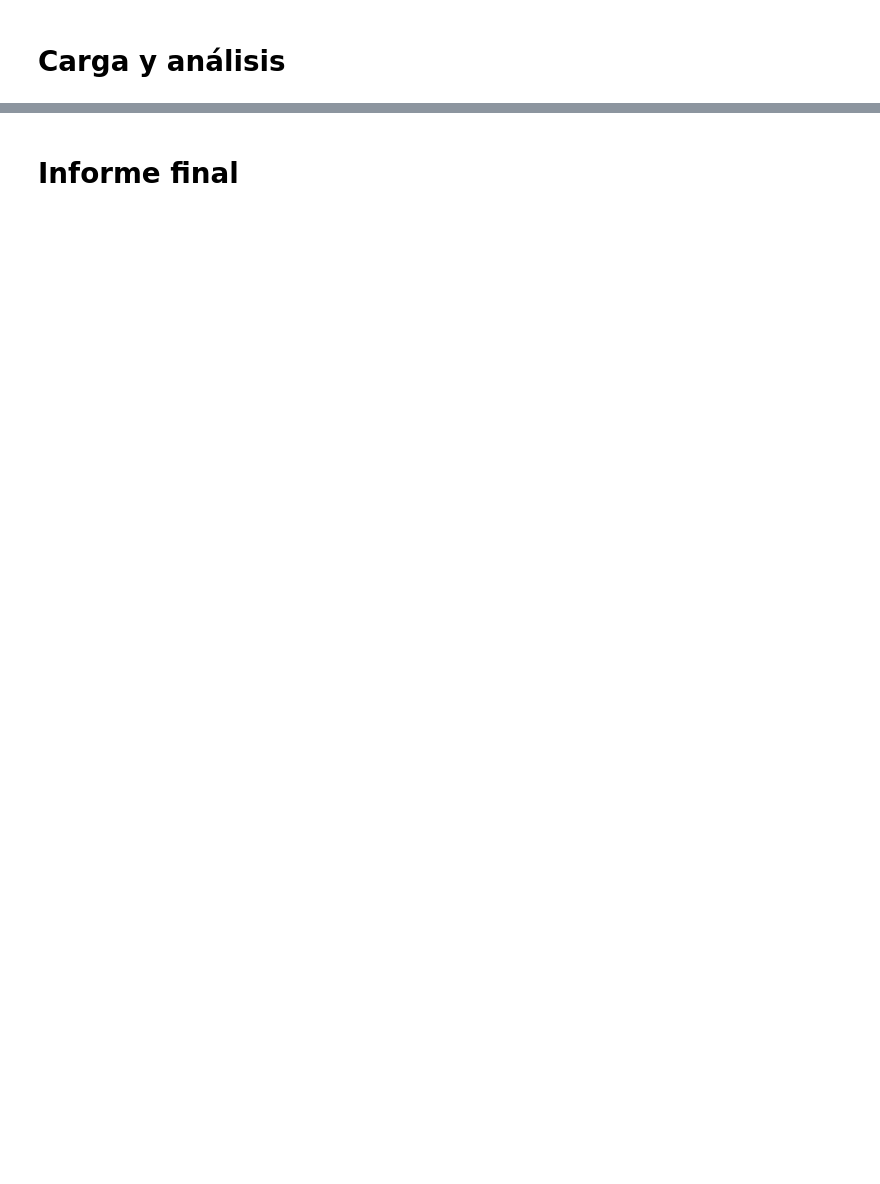
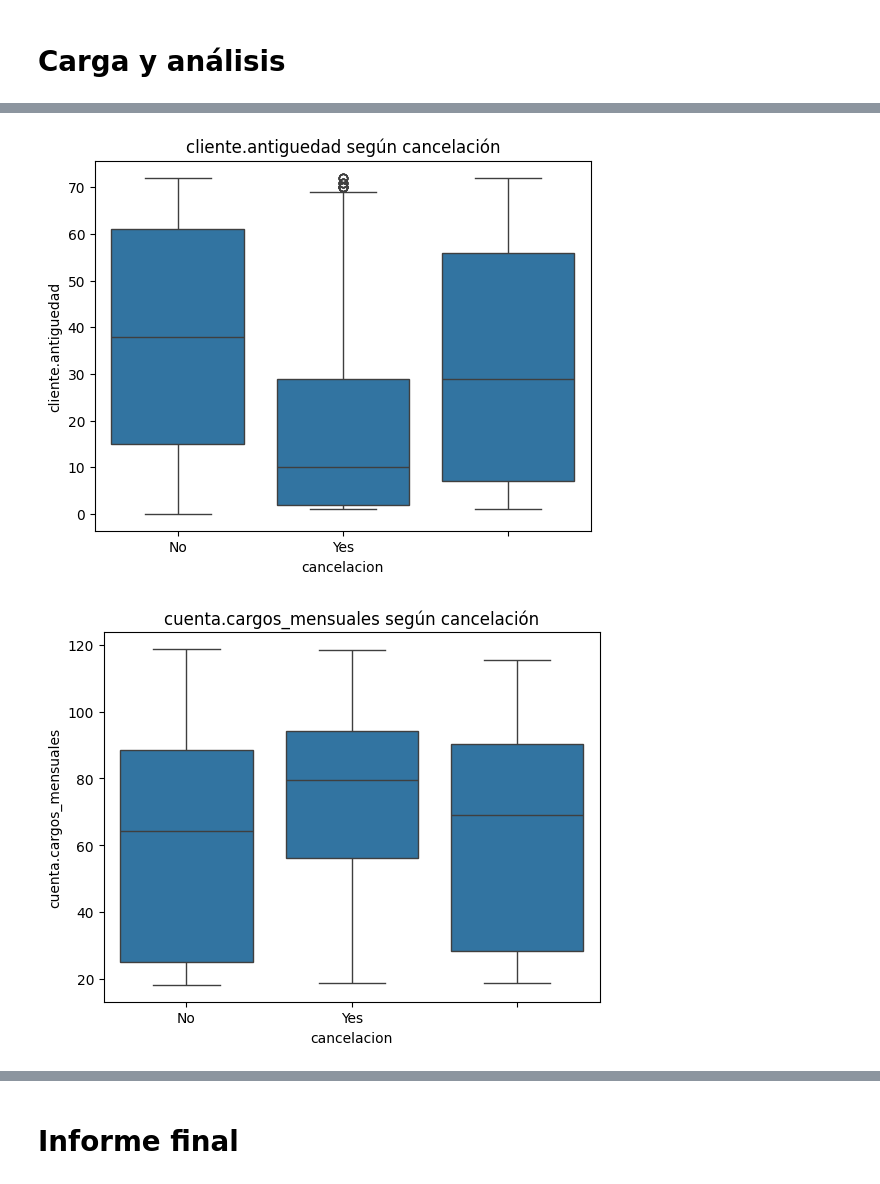
Before and after one commit to paolalarap/challenge_TelecomX_palp, a Jupyter notebook: challenge_TelecomX_palp.ipynb, the cells around one changed output, grey strips where cells are left out. Saved outputs shown, nothing was run; the diff lists cells and outputs as text; code cells hidden in the pictures; blank space fills up the shorter version.

```diff
--- a/challenge_TelecomX_palp.ipynb
+++ b/challenge_TelecomX_palp.ipynb
@@ -390,0 +470,15 @@ datos_clientes_n.head()
+# %%
+categoricas = [
+    'cliente.genero', 'cliente.pareja', 'cliente.dependientes',
+    'telefono.servicio_telefonico', 'telefono.lineas_multiples',
+    'internet.servicio_internet', 'internet.seguridad_en_linea',
+    'internet.copia_seguridad', 'internet.proteccion_dispositivo',
+    'internet.soporte_tecnico', 'internet.tv_streaming',
+    'internet.peliculas_streaming', 'cuenta.contrato',
+    'cuenta.facturacion_sin_papel', 'cuenta.metodo_pago'
+]
+
+for col in categoricas:
+    print(f"\n--- {col} ---")
+    print(datos_clientes_n[col].value_counts())
+    print(datos_clientes_n[col].value_counts(normalize=True) * 100)
@@ -390,0 +508,5 @@ datos_clientes_n.head()
+# %%
+numericas = ['cliente.antiguedad', 'cuenta.cargos_mensuales',
+             'cuenta.cargos_totales', 'cuenta_diaria']
+
+datos_clientes_n[numericas].describe()
@@ -390,0 +523,5 @@ datos_clientes_n.head()
+# %%
+for col in categoricas:
+    tabla = pd.crosstab(datos_clientes_n[col], datos_clientes_n['cancelacion'], normalize='index') * 100
+    print(f"\n--- {col} vs cancelacion ---")
+    print(tabla)
@@ -390,0 +563,8 @@ datos_clientes_n.head()
+# %%
+for col in numericas:
+    sns.boxplot(data=datos_clientes_n, x='cancelacion', y=col)
+    plt.title(f'{col} según cancelación')
+    plt.show()
+# %% [output]
+[figure, added]
+[figure, added]
```
Also changed, not shown: parts of 14 cells of this notebook.
